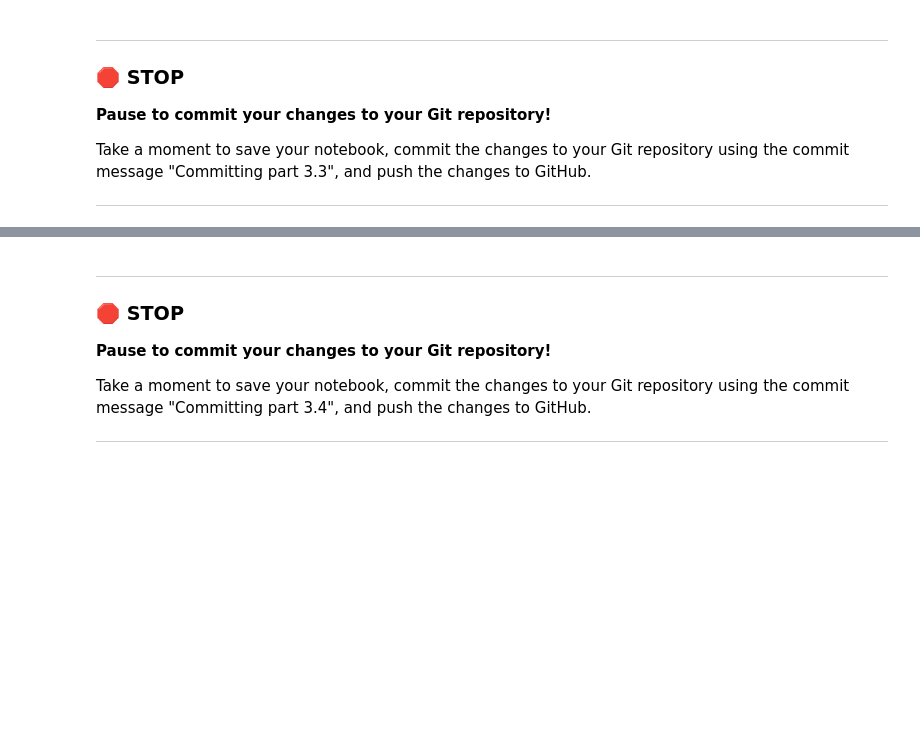
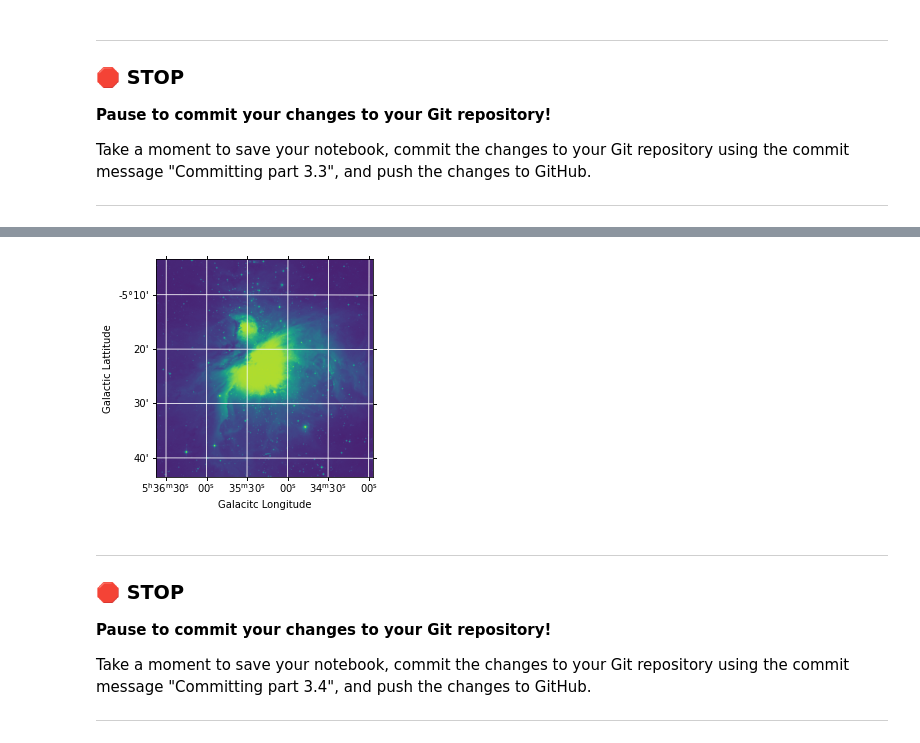
Before and after one commit to Jacob-Rancour/cmse202-s21-turnin, a Jupyter notebook: hw-01/HW-01_GitPracticeDebuggingAndPythonPackages-Jacob_Rancour.ipynb, the cells around one changed output, grey strips where cells are left out. Cells and saved outputs as stored; diff of their text form; code cells hidden in the pictures; blank space fills up the shorter version.

```diff
--- a/hw-01/HW-01_GitPracticeDebuggingAndPythonPackages-Jacob_Rancour.ipynb
+++ b/hw-01/HW-01_GitPracticeDebuggingAndPythonPackages-Jacob_Rancour.ipynb
@@ -225,14 +225,14 @@ from astropy.io import fits
 import matplotlib.pyplot as plt
 %matplotlib inline
 #red data
-red_hud_list = fits.open('m42_40min_red.fits')
+red_hud_list = fits.open('m42_40min_red.fits')[0]
 image_data_red = fits.getdata('m42_40min_red.fits')
 print("Red min",np.min(image_data_red))
 print("Red max",np.max(image_data_red))
 print("Red mean",np.mean(image_data_red))
 print("Red std",np.std(image_data_red))
 #ir data
-ir_hud_list = fits.open('m42_40min_ir.fits')
+ir_hud_list = fits.open('m42_40min_ir.fits')[0]
 image_data_ir = fits.getdata('m42_40min_ir.fits')
 print("Ir min",np.min(image_data_ir))
 print("Ir max",np.max(image_data_ir))
@@ -361,0 +360,12 @@ Now that you've spent some time exploring the nature of these images, we're goin
+# %%
+# Put your code here
+#reference link https://docs.astropy.org/en/stable/visualization/wcsaxes/
+from astropy.wcs import WCS
+wcs = WCS(ir_hud_list.header)
+
+plt.subplot(projection = wcs)
+plt.imshow(image_data_ir)
+plt.grid(color='white')
+plt.xlabel("Galacitc Longitude")
+plt.ylabel("Galactic Lattitude")
+# %% [output]
@@ -362,3 +382,4 @@ Now that you've spent some time exploring the nature of these images, we're goin
+[figure, added]
 # %% [markdown]
 ---
 ### &#128721; STOP
```
Also changed, not shown: parts of 5 cells of this notebook.
